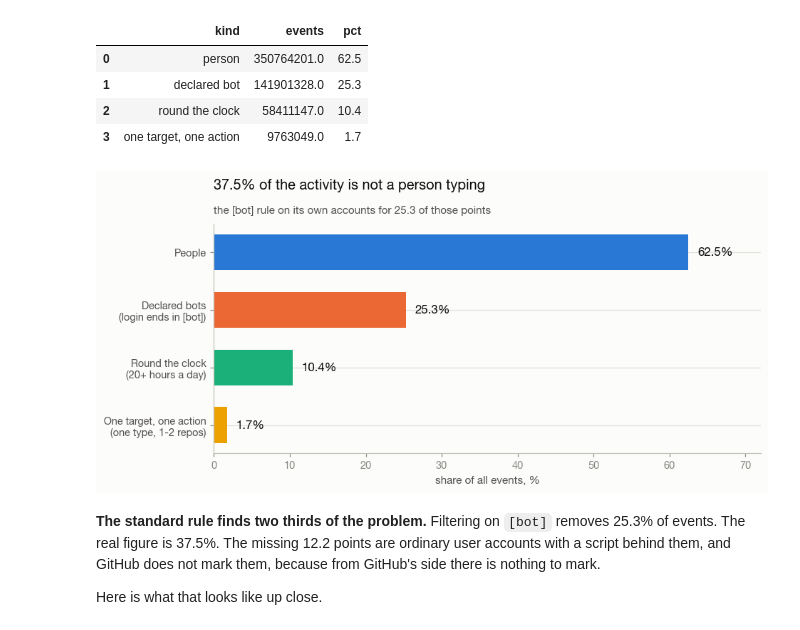
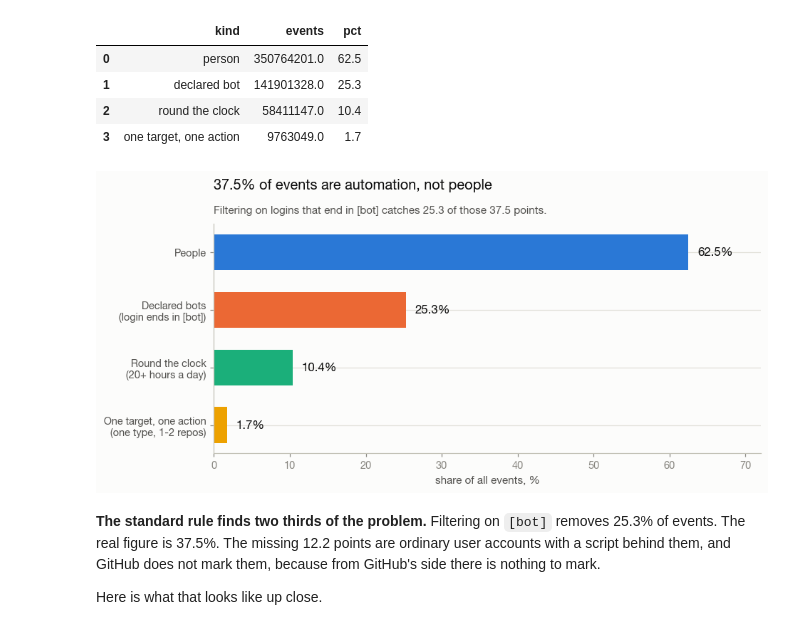
Before and after one commit to azadvoryanskiy/github-product-analytics, a Jupyter notebook: notebooks/01_data_quality.ipynb, the cells around one changed output. Cells and saved outputs as stored; diff of their text form; code cells hidden in the pictures.

```diff
--- a/notebooks/01_data_quality.ipynb
+++ b/notebooks/01_data_quality.ipynb
@@ -249,27 +249,27 @@ mix
 # %%
 order = ["person", "declared bot", "round the clock", "one target, one action"]
 labels = ["People", "Declared bots\n(login ends in [bot])",
           "Round the clock\n(20+ hours a day)", "One target, one action\n(one type, 1-2 repos)"]
 vals = [float(mix.loc[mix.kind == k, "pct"].iloc[0]) for k in order]
 
 fig, ax = plt.subplots(figsize=(9, 3.8))
 bars = ax.barh(range(len(order)), vals, height=0.62, color=charts.SERIES)
 for i, value in enumerate(vals):
     # Two of these colours sit below 3:1 on this surface, so the value is
     # written out rather than left to the colour and the bar length alone.
     ax.text(value + 1.2, i, f"{value}%", va="center", ha="left",
             color=charts.INK, fontsize=11, fontweight="semibold")
 ax.set_yticks(range(len(order)))
 ax.set_yticklabels(labels, fontsize=9.5, color=charts.INK_SOFT)
 ax.invert_yaxis()
 ax.set_xlim(0, 72)
 ax.set_xlabel("share of all events, %")
-charts.finish(ax, "37.5% of the activity is not a person typing",
-              "the [bot] rule on its own accounts for 25.3 of those points")
+charts.finish(ax, "37.5% of events are automation, not people",
+              "Filtering on logins that end in [bot] catches 25.3 of those 37.5 points.")
 charts.save(fig, "03_composition")
 fig
 # %% [output]
-[figure, old version]
+[figure, new version]
 # %% [markdown]
 **The standard rule finds two thirds of the problem.** Filtering on `[bot]`
 removes 25.3% of events. The real figure is 37.5%. The missing 12.2 points are
```
Also changed, not shown: parts of 3 cells of this notebook, 6 other files.
